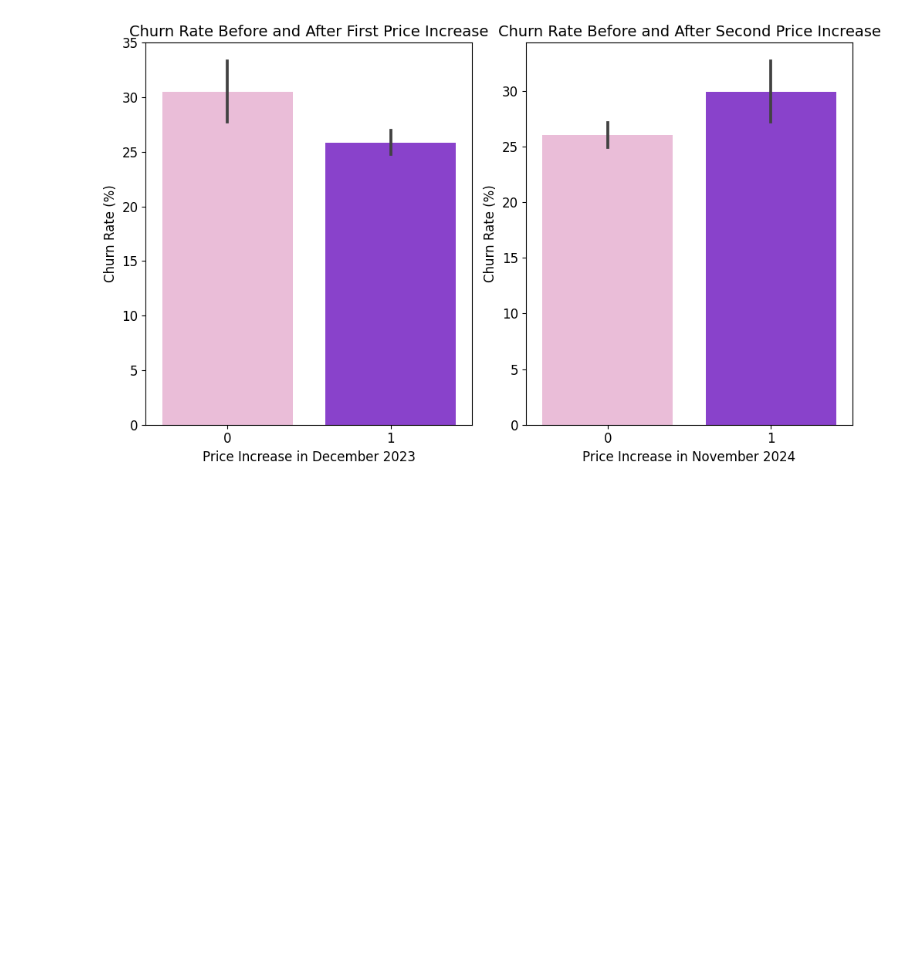
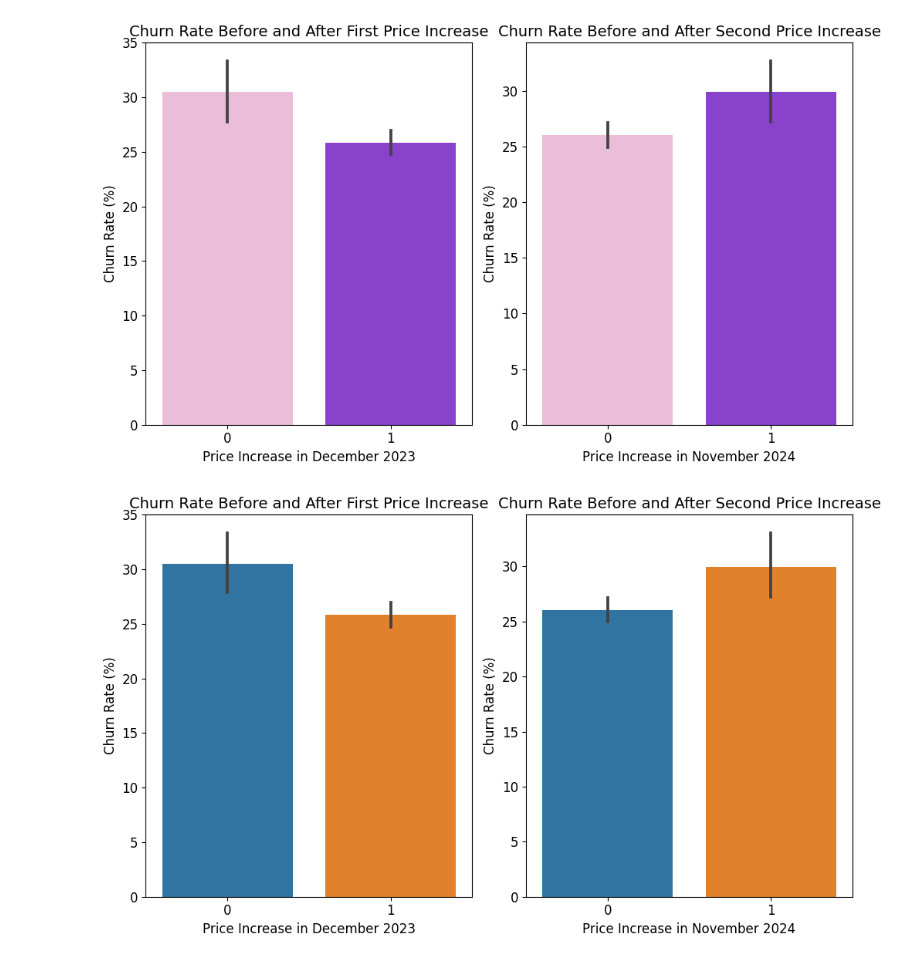
Before and after one commit to celdev-1190/ads-501, a Jupyter notebook: notebook/EDA.ipynb, the cells around one changed output. Drawn from its saved outputs; the diff is of its cells as text; code cells hidden in the pictures; blank space fills up the shorter version.

```diff
--- a/notebook/EDA.ipynb
+++ b/notebook/EDA.ipynb
@@ -184,6 +184,58 @@ plt.savefig('../images/churn_rate_price_increases.png')
 plt.show()
 # %% [output]
 [figure]
+# %%
+# # Create images directory if it doesn't exist
+# if not os.path.exists('images'):
+#     os.makedirs('../images')
+
+# Keep the default white background
+plt.rcParams['axes.facecolor'] = 'white'
+plt.rcParams['figure.facecolor'] = 'white'
+
+# Visualize churn rate before and after price increases
+fig, axes = plt.subplots(1, 2, figsize=(10, 6))  # Adjusting figure size to 10x6
+
+# Custom palette updated to blue and orange
+custom_palette = ['#1f77b4', '#ff7f0e']  # Blue and Orange
+
+# Churn rate before and after first price increase
+sns.barplot(
+    data=df, x='Price_Increase_Dec_2023', y='Churn Value',
+    estimator=lambda x: np.sum(x) / len(x) * 100, ax=axes[0],
+    palette=custom_palette
+)
+axes[0].set_title('Churn Rate Before and After First Price Increase', color='black', fontsize=14)
+axes[0].set_xlabel('Price Increase in December 2023', color='black', fontsize=12)
+axes[0].set_ylabel('Churn Rate (%)', color='black', fontsize=12)
+
+# Churn rate before and after second price increase
+sns.barplot(
+    data=df, x='Price_Increase_Nov_2024', y='Churn Value',
+    estimator=lambda x: np.sum(x) / len(x) * 100, ax=axes[1],
+    palette=custom_palette
+)
+axes[1].set_title('Churn Rate Before and After Second Price Increase', color='black', fontsize=14)
+axes[1].set_xlabel('Price Increase in November 2024', color='black', fontsize=12)
+axes[1].set_ylabel('Churn Rate (%)', color='black', fontsize=12)
+
+# Adjust tick label size and color for better readability
+for ax in axes:
+    ax.tick_params(colors='black', labelsize=12)  # Set tick labels color and size
+    ax.spines['top'].set_color('black')
+    ax.spines['right'].set_color('black')
+    ax.spines['left'].set_color('black')
+    ax.spines['bottom'].set_color('black')
+
+plt.tight_layout()
+
+# Save the figure (optional)
+plt.savefig('../images/churn_rate_price_increases.png')
+
+# Show the plot
+plt.show()
+# %% [output]
+[figure, added]
 # %%
 # Select key numeric features to visualize
 numeric_features = ['Monthly Charges', 'Tenure Months']
```
Also changed, not shown: parts of 1 cell of this notebook, 4 other files.
